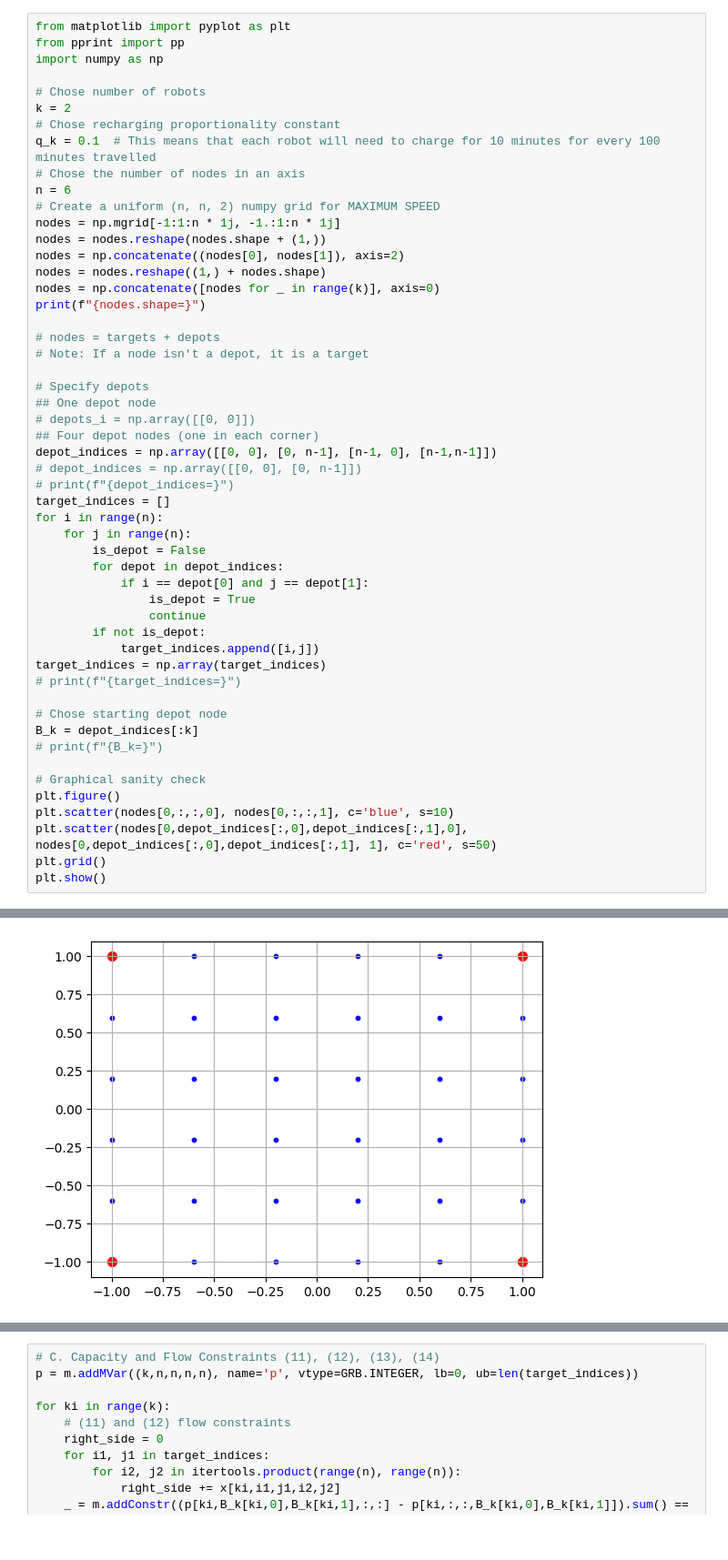
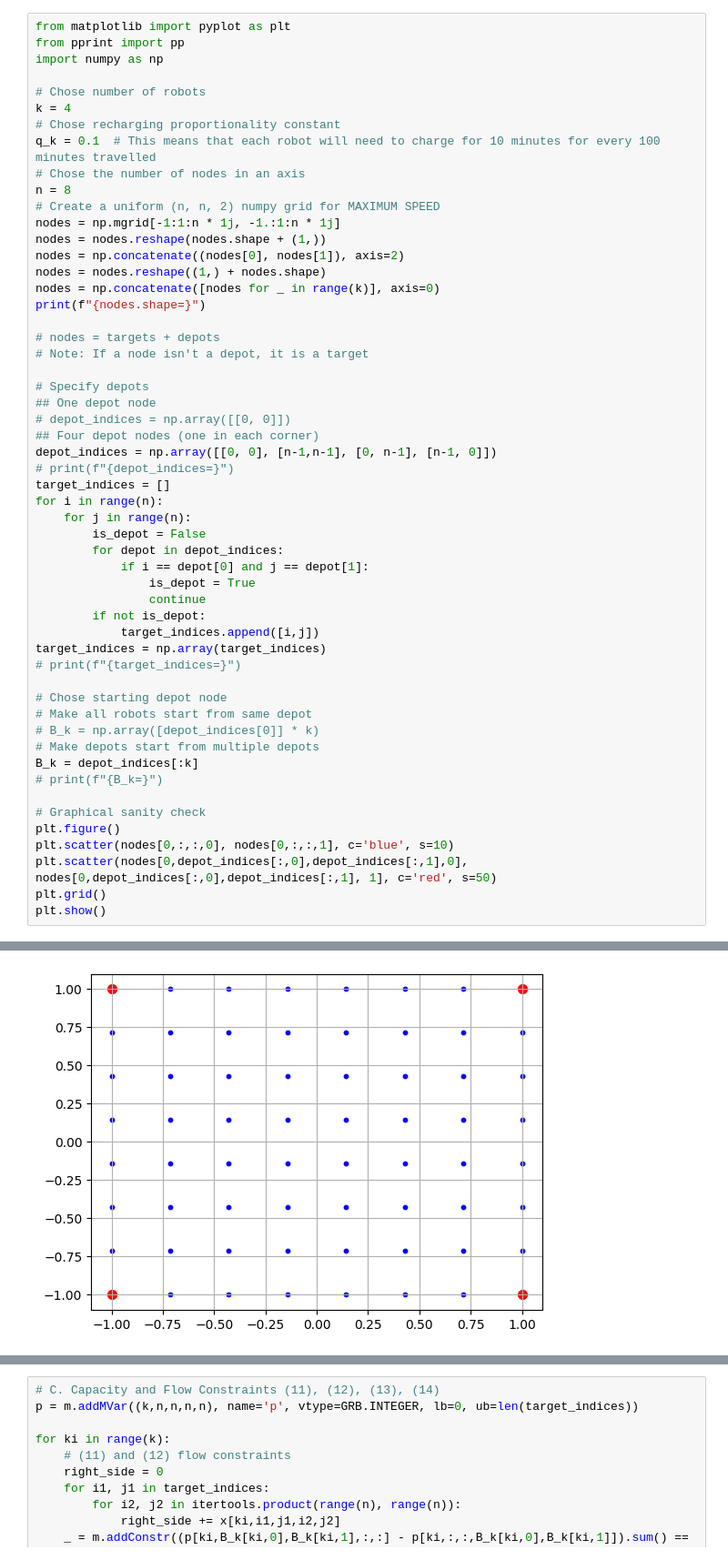
Before and after one commit to nestlab-bae-mqp-2024/mrpcp-solvers, a Jupyter notebook: jupyter/2015_mrpcp/2015_mrpcp_yasars_attempt.ipynb, the cells around one changed output, grey strips where cells are left out. Shown at 91% size. Cells and saved outputs as stored; diff of their text form.

```diff
--- a/jupyter/2015_mrpcp/2015_mrpcp_yasars_attempt.ipynb
+++ b/jupyter/2015_mrpcp/2015_mrpcp_yasars_attempt.ipynb
@@ -4,11 +4,11 @@ from pprint import pp
 import numpy as np
 
 # Chose number of robots
-k = 2
+k = 4
 # Chose recharging proportionality constant
 q_k = 0.1  # This means that each robot will need to charge for 10 minutes for every 100 minutes travelled
 # Chose the number of nodes in an axis
-n = 6
+n = 8
 # Create a uniform (n, n, 2) numpy grid for MAXIMUM SPEED
 nodes = np.mgrid[-1:1:n * 1j, -1.:1:n * 1j]
 nodes = nodes.reshape(nodes.shape + (1,))
@@ -22,10 +22,9 @@ print(f"{nodes.shape=}")
 
 # Specify depots
 ## One depot node
-# depots_i = np.array([[0, 0]])
+# depot_indices = np.array([[0, 0]])
 ## Four depot nodes (one in each corner)
-depot_indices = np.array([[0, 0], [0, n-1], [n-1, 0], [n-1,n-1]])
-# depot_indices = np.array([[0, 0], [0, n-1]])
+depot_indices = np.array([[0, 0], [n-1,n-1], [0, n-1], [n-1, 0]])
 # print(f"{depot_indices=}")
 target_indices = []
 for i in range(n):
@@ -41,6 +40,9 @@ target_indices = np.array(target_indices)
 # print(f"{target_indices=}")
 
 # Chose starting depot node
+# Make all robots start from same depot
+# B_k = np.array([depot_indices[0]] * k)
+# Make depots start from multiple depots
 B_k = depot_indices[:k]
 # print(f"{B_k=}")
 
@@ -55,4 +57,4 @@ nodes.shape=(2, 6, 6, 2)
-[figure, old version]
+[figure, new version]
 # %%
 import itertools
 
```
Also changed, not shown: parts of 9 cells of this notebook.
